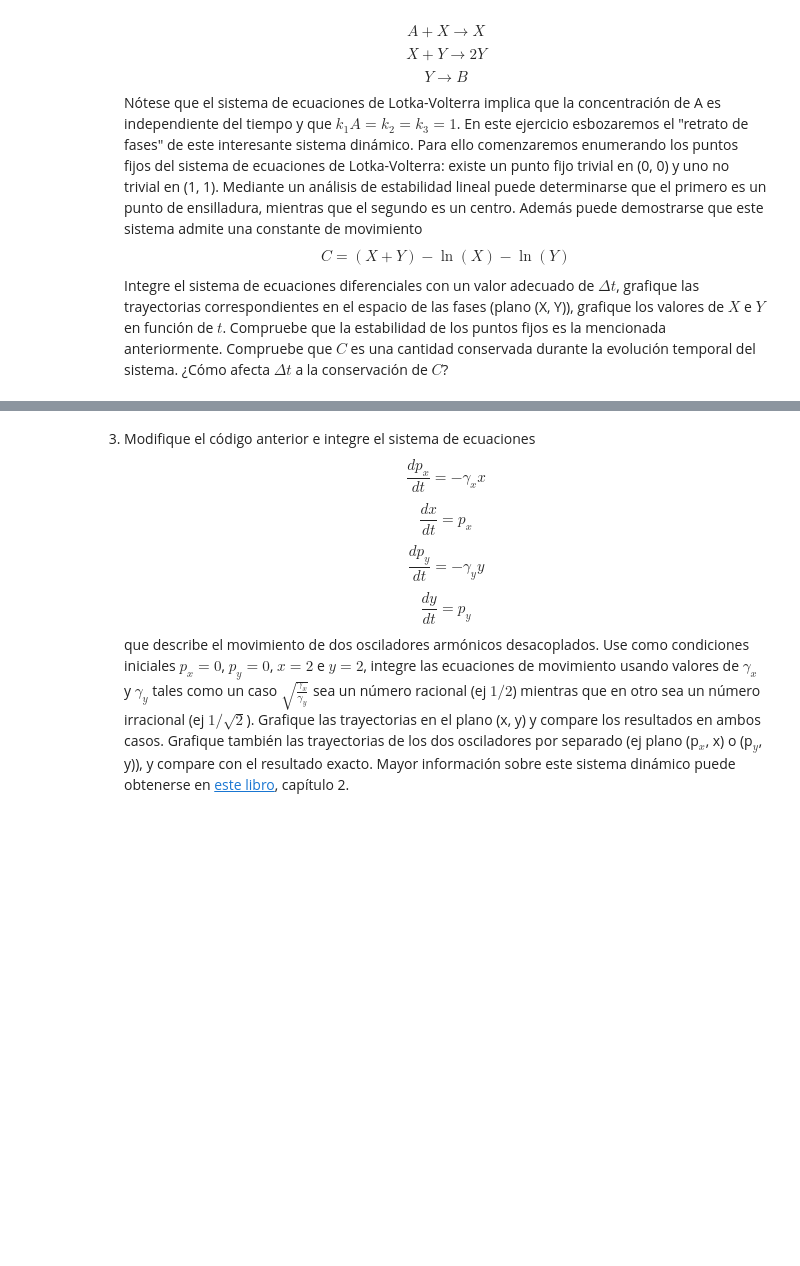
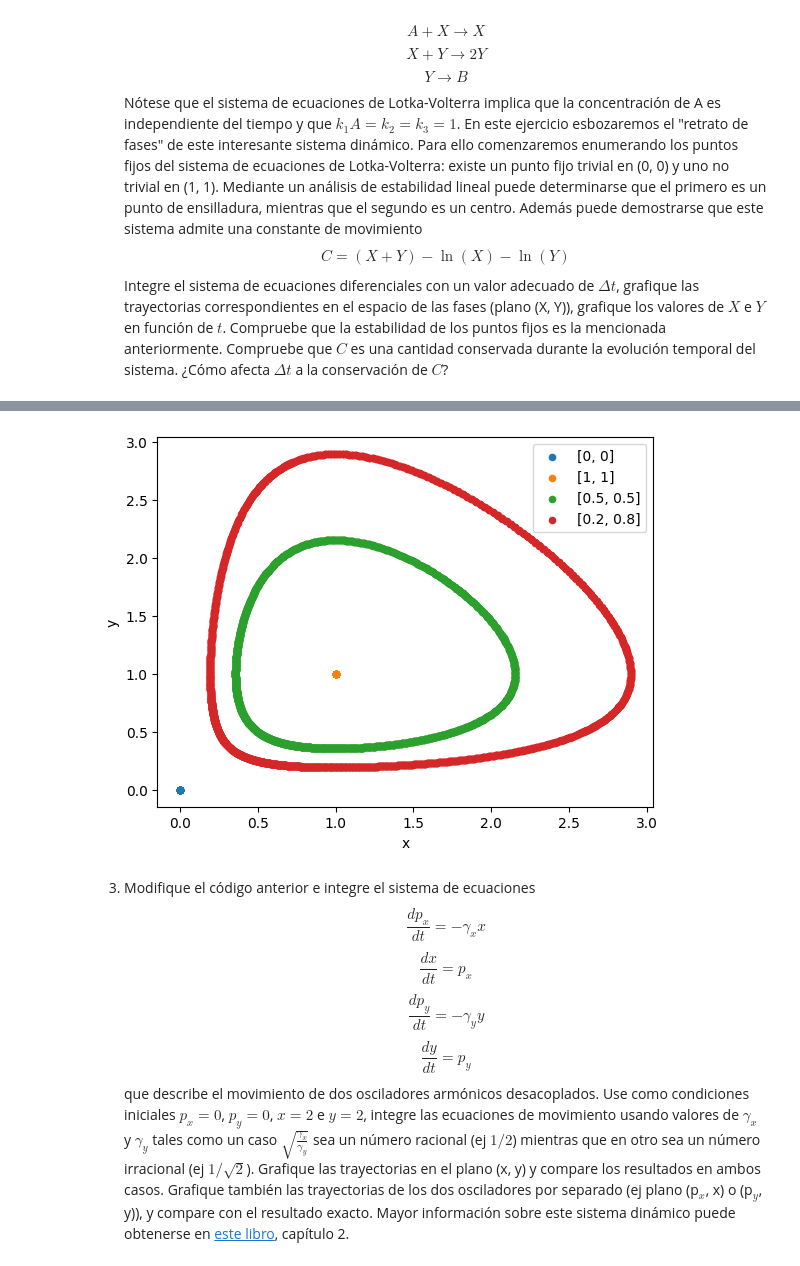
Before and after one commit to fernandezfran/metcomp, a Jupyter notebook: guias/guia2-resuelta.ipynb, the cells around one changed output, grey strips where cells are left out. Saved outputs shown, nothing was run; the diff lists cells and outputs as text; code cells hidden in the pictures; blank space fills up the shorter version.

```diff
--- a/guias/guia2-resuelta.ipynb
+++ b/guias/guia2-resuelta.ipynb
@@ -132,3 +84,23 @@ plt.show()
+# %%
+for x0, y0 in zip([0, 1, 0.5, 0.2], [0, 1, 0.5, 0.8]):
+    sol = solve_ivp(
+        funcs,
+        (t0, tf),
+        [x0, y0],
+        t_eval=np.linspace(t0, tf, 2000),
+        method="RK45",
+        atol=tol,
+        rtol=tol,
+    )
+
+    plt.scatter(sol.y[0], sol.y[1], s=20, label=[x0, y0])
+
+plt.xlabel("x")
+plt.ylabel("y")
+plt.legend()
+plt.show()
+# %% [output]
+[figure, added]
 # %% [markdown]
 3. Modifique el código anterior e integre el sistema de ecuaciones $$\frac{dp_x}{dt} = - \gamma_x x$$ $$\frac{dx}{dt} = p_x $$ $$\frac{dp_y}{dt} = - \gamma_y y$$ $$\frac{dy}{dt} = p_y$$ que describe el movimiento de dos osciladores armónicos desacoplados. Use como condiciones iniciales $p_x = 0$, $p_y = 0$, $x = 2$ e $y = 2$, integre las ecuaciones de movimiento usando valores de $\gamma_x$ y $\gamma_y$ tales como un caso $\sqrt{\frac{\gamma_x}{\gamma_y}}$ sea un número racional (ej $1/2$) mientras que en otro sea un número irracional (ej $1/\sqrt{2}$). Grafique las trayectorias en el plano (x, y) y compare los resultados en ambos casos. Grafique también las trayectorias de los dos osciladores por separado (ej plano (p$_x$, x) o (p$_y$, y)), y compare con el resultado exacto. Mayor información sobre este sistema dinámico puede obtenerse en [este libro](https://www.wiley.com/en-us/Molecular+Dynamics+Simulation%3A+Elementary+Methods-p-9780471184393), capítulo 2.
 # %%
```
Also changed, not shown: parts of 10 cells of this notebook.
